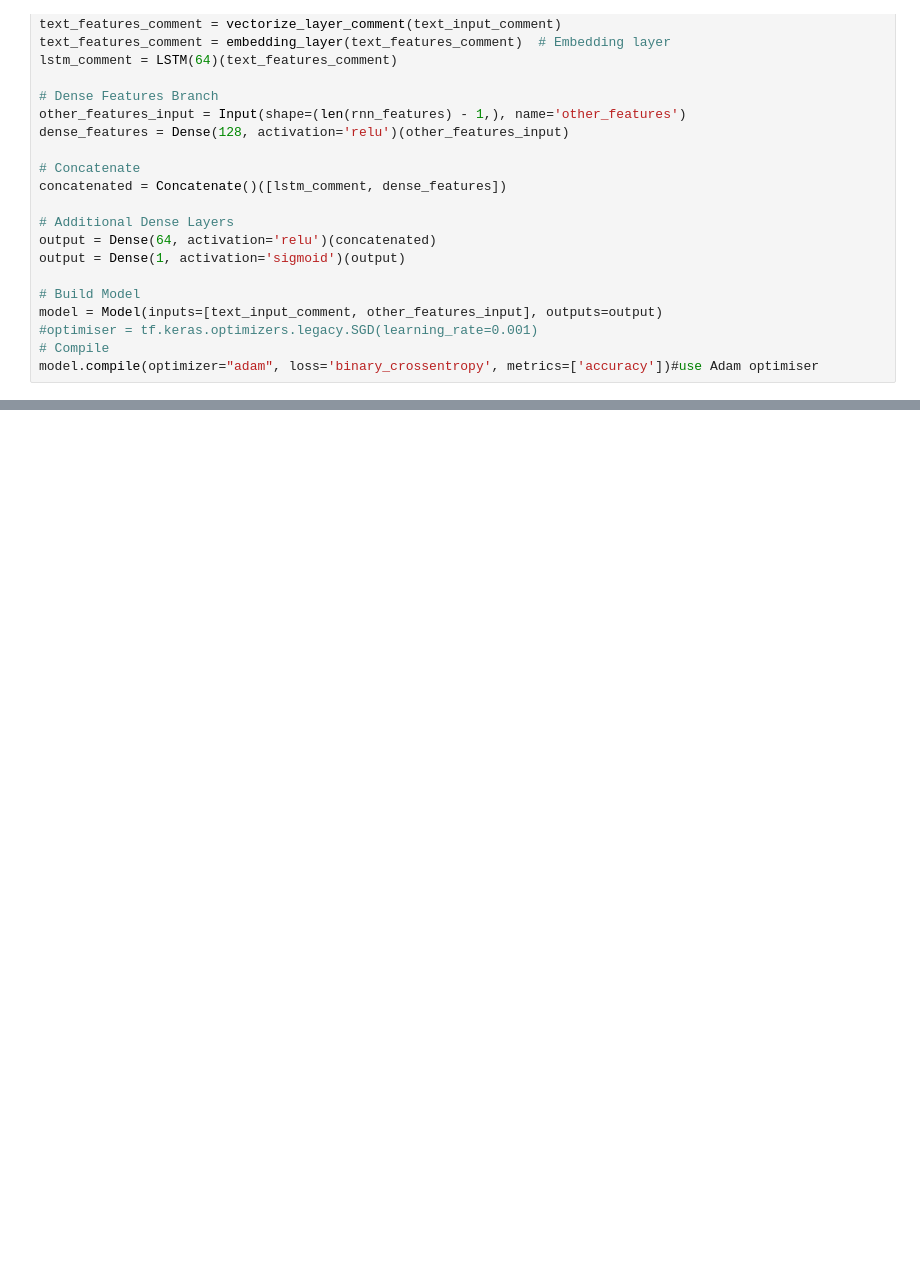
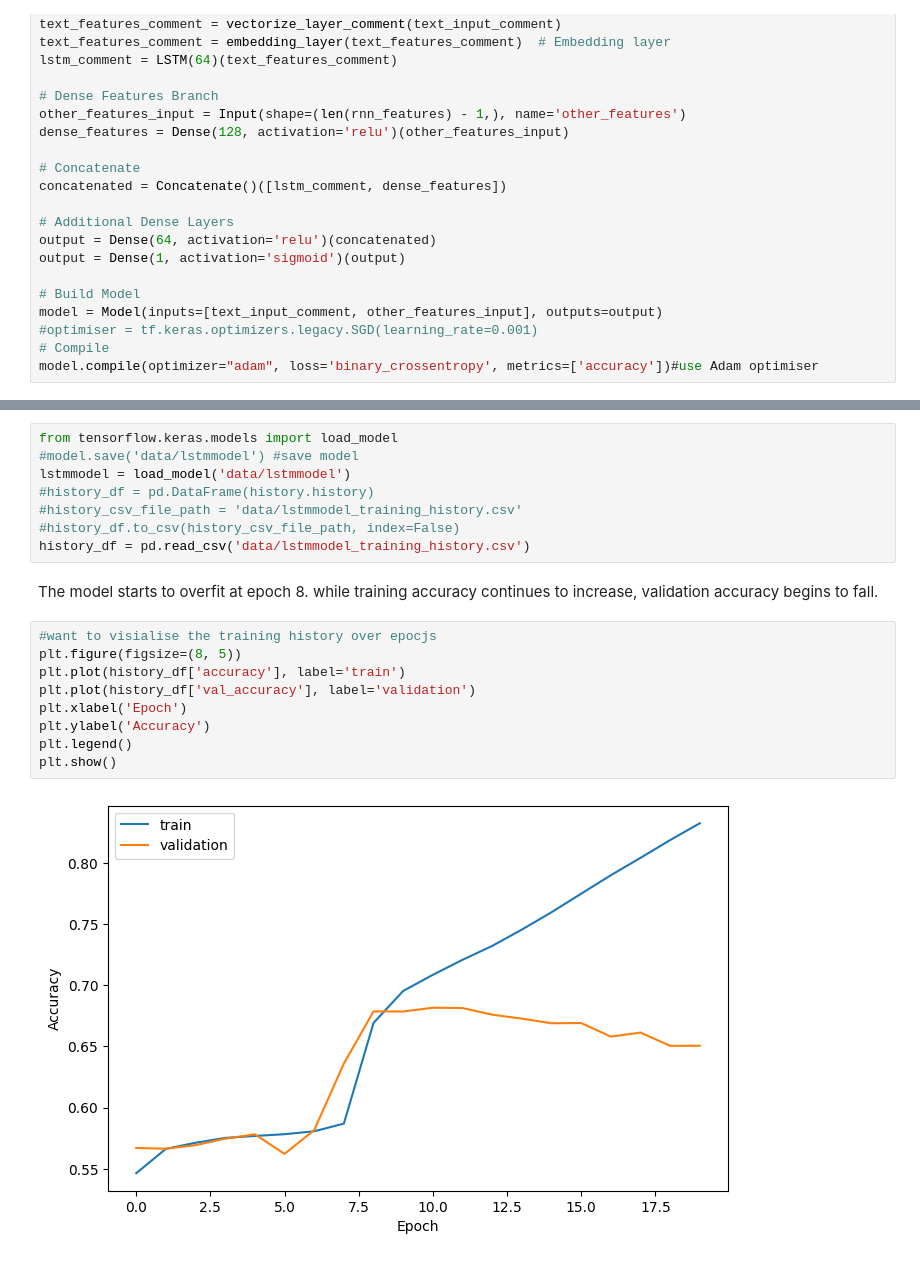
Before and after one commit to hoofangyu/cs3244_pg21, a Jupyter notebook: 5_deep_learning_1.ipynb, the cells around one changed output, grey strips where cells are left out. Saved outputs shown, nothing was run; the diff lists cells and outputs as text; blank space fills up the shorter version.

```diff
--- a/5_deep_learning_1.ipynb
+++ b/5_deep_learning_1.ipynb
@@ -406,3 +356,24 @@ y_pred_probs = model.predict([test_texts, test_other_features]).ravel()
 # Calculate ROC-AUC
 roc_auc = roc_auc_score(y_test, y_pred_probs)
 print(f"ROC-AUC Score: {roc_auc}")
+# %%
+from tensorflow.keras.models import load_model
+#model.save('data/lstmmodel') #save model
+lstmmodel = load_model('data/lstmmodel')
+#history_df = pd.DataFrame(history.history)
+#history_csv_file_path = 'data/lstmmodel_training_history.csv'
+#history_df.to_csv(history_csv_file_path, index=False)
+history_df = pd.read_csv('data/lstmmodel_training_history.csv')
+# %% [markdown]
+The model starts to overfit at epoch 8. while training accuracy continues to increase, validation accuracy begins to fall.
+# %%
+#want to visialise the training history over epocjs
+plt.figure(figsize=(8, 5))
+plt.plot(history_df['accuracy'], label='train')
+plt.plot(history_df['val_accuracy'], label='validation')
+plt.xlabel('Epoch')
+plt.ylabel('Accuracy')
+plt.legend()
+plt.show()
+# %% [output]
+[figure, added]
```
Also changed, not shown: parts of 10 cells of this notebook.
